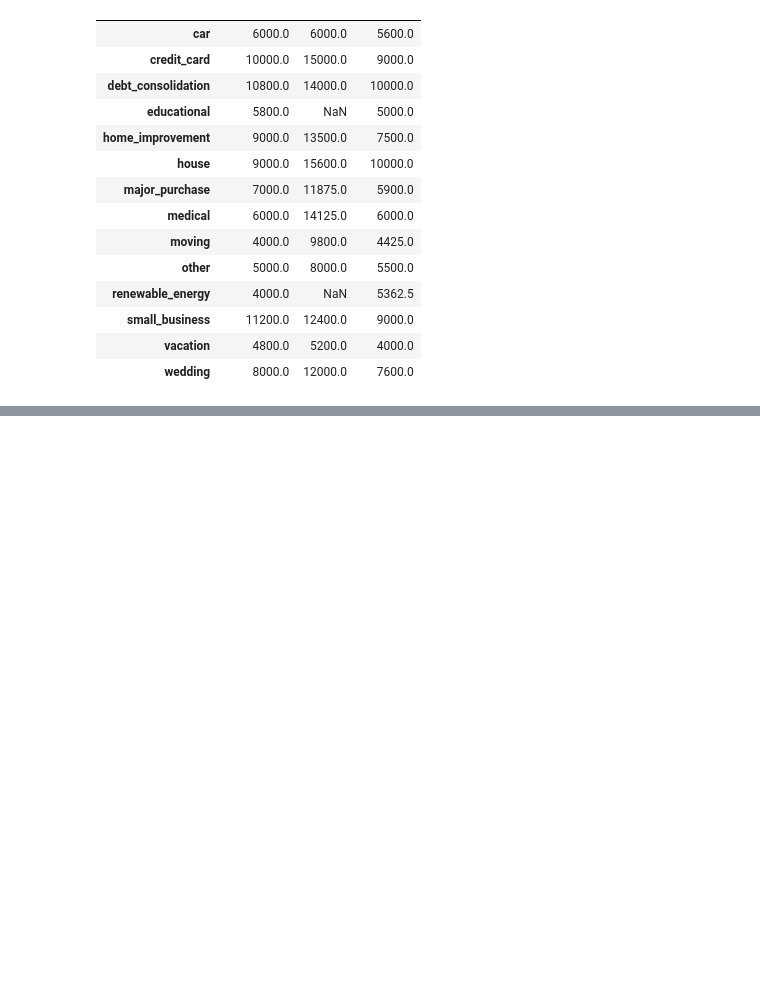
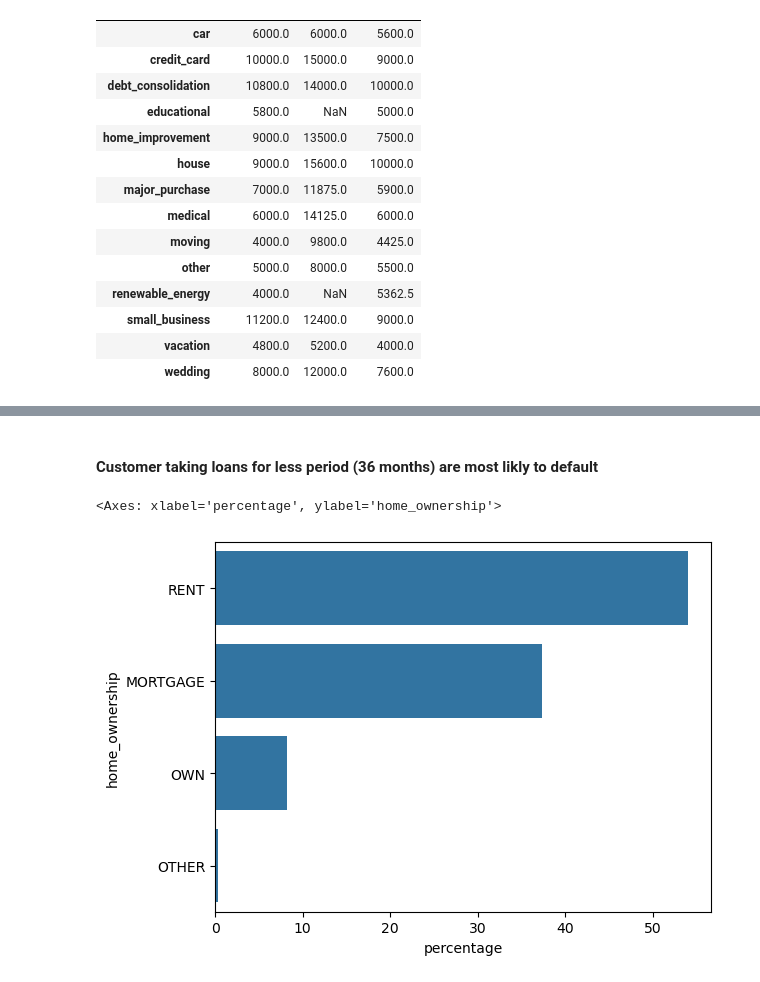
Before and after one commit to jatinmj/LendingClub_CaseStudy, a Jupyter notebook: Lending_club_caseStudy_Ishita_bhargava.ipynb, the cells around one changed output, grey strips where cells are left out. Drawn from its saved outputs; the diff is of its cells as text; code cells hidden in the pictures; blank space fills up the shorter version.

```diff
--- a/Lending_club_caseStudy_Ishita_bhargava.ipynb
+++ b/Lending_club_caseStudy_Ishita_bhargava.ipynb
@@ -1542,0 +1597,12 @@ pt_loanamount
+# %% [markdown]
+#### Customer taking loans for less period (36 months) are most likly to default
+# %%
+data_percent = data_chargedoff['home_ownership'].value_counts(normalize=True) * 100
+
+# Convert to DataFrame for plotting
+data_percent_df = data_percent.reset_index()
+data_percent_df.columns = ['home_ownership', 'percentage']
+sns.barplot(data_percent_df,y='home_ownership',x='percentage')
+# %% [output]
+<Axes: xlabel='percentage', ylabel='home_ownership'>
+[figure, added]
```
Also changed, not shown: parts of 19 cells of this notebook, 1 other file.
